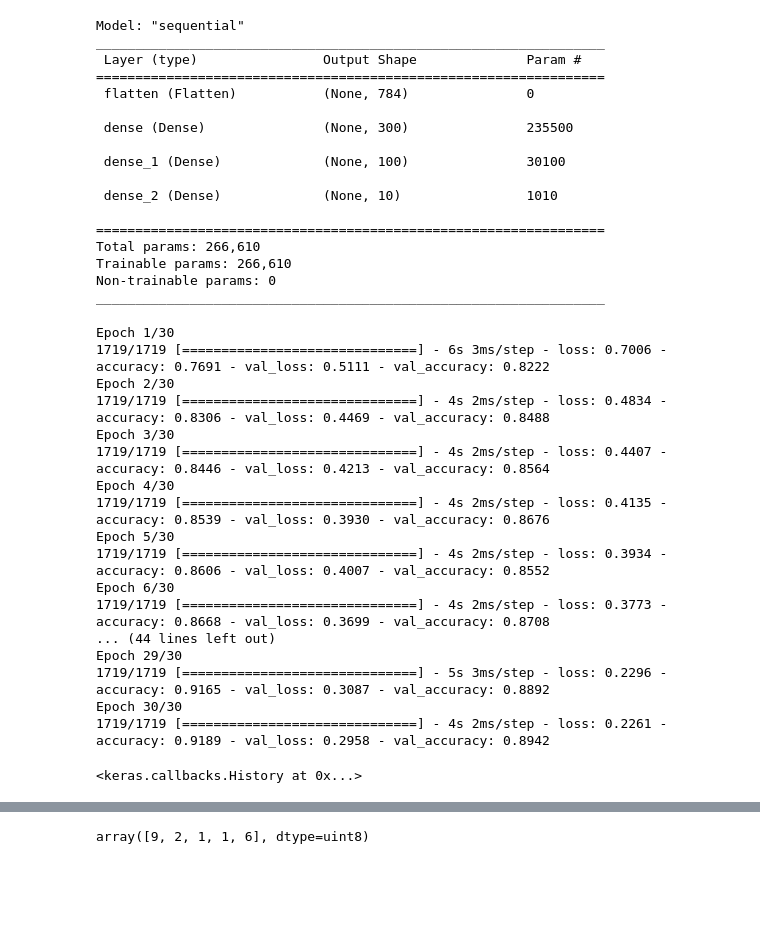
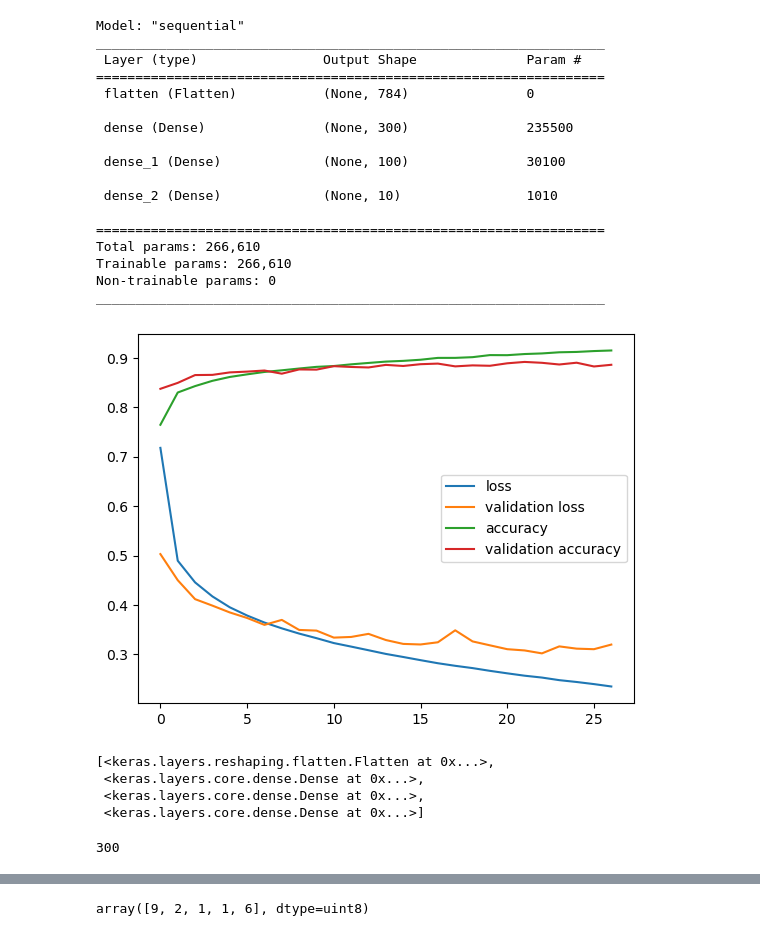
Before and after one commit to OlofStenlund/Deep_learning_basics, a Jupyter notebook: fashion_mnist.ipynb, the cells around one changed output, grey strips where cells are left out. Saved outputs shown, nothing was run; the diff lists cells and outputs as text; code cells hidden in the pictures; blank space fills up the shorter version.

```diff
--- a/fashion_mnist.ipynb
+++ b/fashion_mnist.ipynb
@@ -46,6 +51,10 @@ model.add(Flatten(input_shape=[28, 28]))
 model.add(Dense(300, activation='relu'))
 model.add(Dense(100, activation='relu'))
 model.add(Dense(10, activation='softmax'))
+
+checkpoint = ModelCheckpoint('weights.hdf5', monitor='val_loss', save_best_only=True)
+callbacks_list = [checkpoint]
+early_stop = EarlyStopping(patience=4)
 # %%
 model.summary()
 # %% [output]
@@ -69,23 +78,23 @@ _________________________________________________________________
 # %%
 model.compile(optimizer='sgd', loss='sparse_categorical_crossentropy', metrics=['accuracy'])
 # %%
-model.fit(X_train, y_train, epochs=30, validation_data=(X_val, y_val))
+trained_model = model.fit(X_train, y_train, epochs=30, validation_data=(X_val, y_val), callbacks=[early_stop, callbacks_list], verbose=False)
-# %% [output]
-Epoch 1/30
-1719/1719 [==============================] - 6s 3ms/step - loss: 0.7006 - accuracy: 0.7691 - val_loss: 0.5111 - val_accuracy: 0.8222
-Epoch 2/30
-1719/1719 [==============================] - 4s 2ms/step - loss: 0.4834 - accuracy: 0.8306 - val_loss: 0.4469 - val_accuracy: 0.8488
-Epoch 3/30
-1719/1719 [==============================] - 4s 2ms/step - loss: 0.4407 - accuracy: 0.8446 - val_loss: 0.4213 - val_accuracy: 0.8564
-Epoch 4/30
-1719/1719 [==============================] - 4s 2ms/step - loss: 0.4135 - accuracy: 0.8539 - val_loss: 0.3930 - val_accuracy: 0.8676
-Epoch 5/30
-1719/1719 [==============================] - 4s 2ms/step - loss: 0.3934 - accuracy: 0.8606 - val_loss: 0.4007 - val_accuracy: 0.8552
-Epoch 6/30
-1719/1719 [==============================] - 4s 2ms/step - loss: 0.3773 - accuracy: 0.8668 - val_loss: 0.3699 - val_accuracy: 0.8708
-... (44 lines left out)
-Epoch 29/30
-1719/1719 [==============================] - 5s 3ms/step - loss: 0.2296 - accuracy: 0.9165 - val_loss: 0.3087 - val_accuracy: 0.8892
-Epoch 30/30
-1719/1719 [==============================] - 4s 2ms/step - loss: 0.2261 - accuracy: 0.9189 - val_loss: 0.2958 - val_accuracy: 0.8942
-<keras.callbacks.History at 0x...>
+# %%
+# Plot the loss and val_loss progression.
+# To access the history-item, you need to create a new object that is the trained model.
+
+plt.plot(trained_model.history['loss'], label='loss')
+plt.plot(trained_model.history['val_loss'], label='validation loss')
+plt.plot(trained_model.history['accuracy'], label='accuracy')
+plt.plot(trained_model.history['val_accuracy'], label='validation accuracy')
+plt.legend()
+plt.show()
+# %% [output]
+[figure, added]
+# %%
+model.layers
+# %% [output]
+[<keras.layers.reshaping.flatten.Flatten at 0x...>,
+ <keras.layers.core.dense.Dense at 0x...>,
+ <keras.layers.core.dense.Dense at 0x...>,
+ <keras.layers.core.dense.Dense at 0x...>]
@@ -91,0 +104,8 @@ Epoch 30/30
+# %%
+# Get weights for the layer
+# Returns a list with 2 values
+# 1: the array of weights in this layer
+wght2 = dense2.get_weights()
+len(wght2)
+# %% [output]
+300
```
Also changed, not shown: parts of 9 cells of this notebook, 2 other files.
